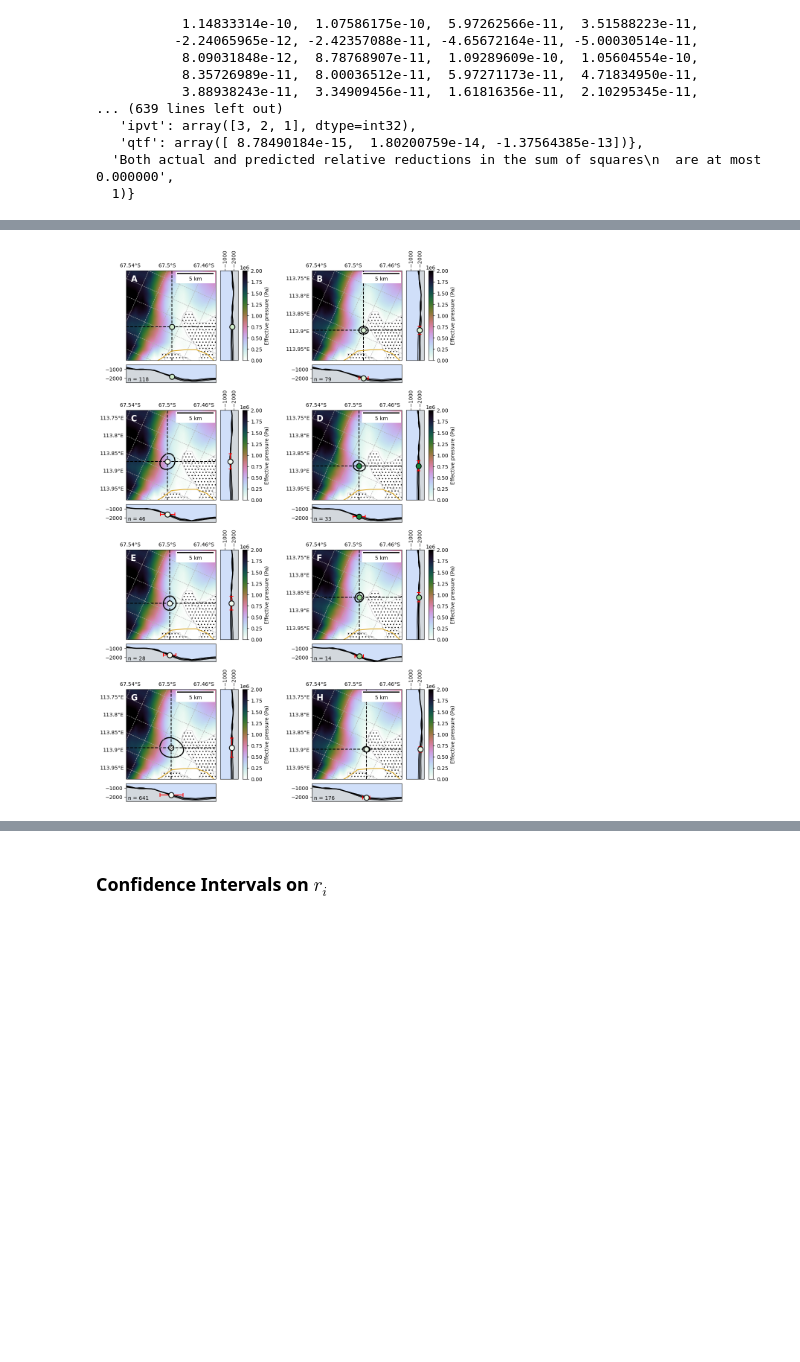
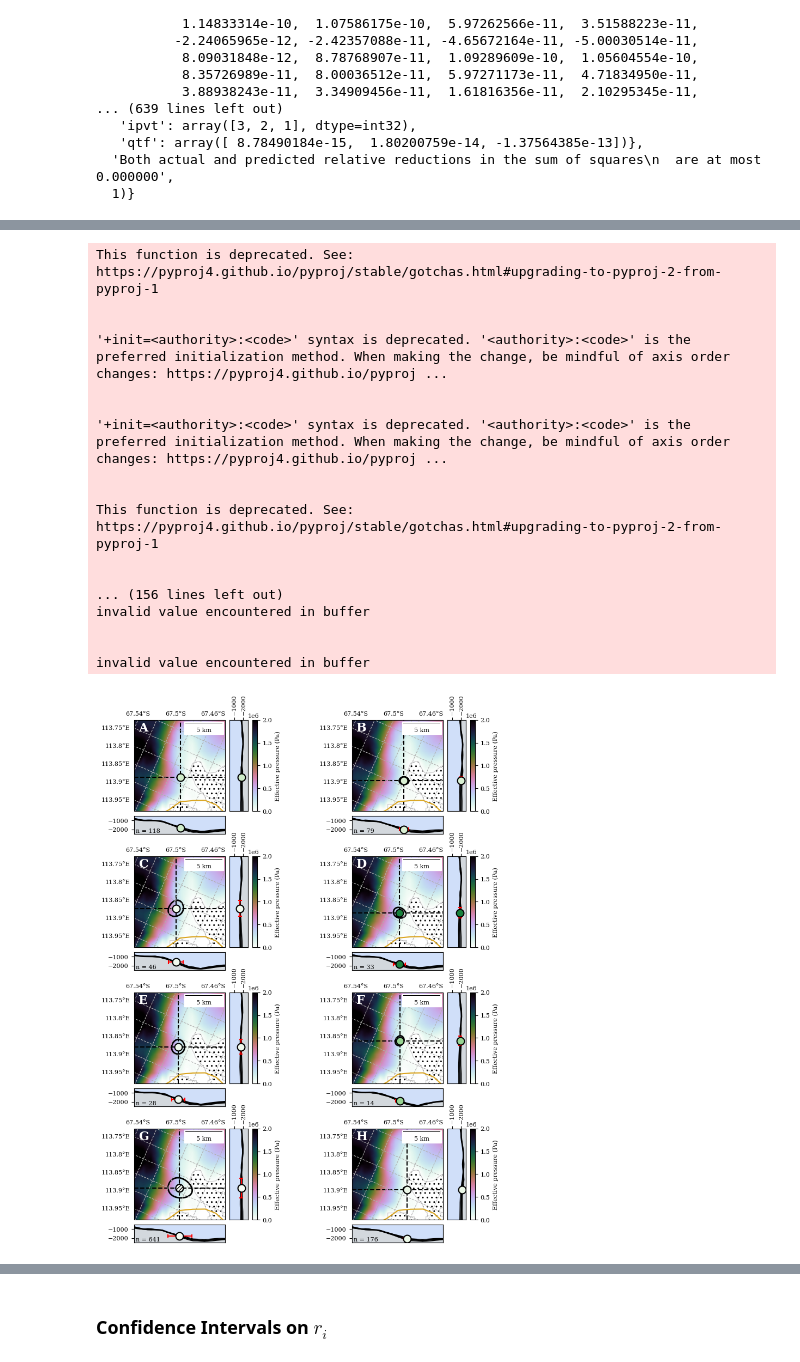
Before and after one commit to JMagyar15/totten-analysis, a Jupyter notebook: travel_times.ipynb, the cells around one changed output, grey strips where cells are left out. Saved outputs shown, nothing was run; the diff lists cells and outputs as text; code cells hidden in the pictures; blank space fills up the shorter version.

```diff
--- a/travel_times.ipynb
+++ b/travel_times.ipynb
@@ -38,7 +38,7 @@ from obspy.realtime.signal import kurtosis
 import plotly.graph_objects as go
 from plotly_resampler import FigureResampler, FigureWidgetResampler
 from matplotlib_scalebar.scalebar import ScaleBar
-from scipy.stats import chi2
+from scipy.stats import chi2, norm
 
 
 import pyproj
@@ -52,3 +52,15 @@ from shapely.ops import transform as shp_transform
 
 wgs84 = ccrs.PlateCarree()
 stereo = ccrs.epsg(3031)
+
+
+from matplotlib import rc
+import matplotlib.font_manager as fm
+#rc('text', usetex=True)
+
+plt.rcParams['font.family'] = 'serif'
+plt.rcParams['font.sans-serif'] = 'Computer Modern'
+#rc('text', usetex=True)
+from matplotlib import rc
+rc('font', size=8)
+#rc('font', **{'family': 'sans-serif', 'sans-serif': ['Arial']})
@@ -64,6 +81,7 @@ s_path = os.path.join(path,'stations')
 c_path = os.path.join(path,'catalogues')
 raw_path = os.path.join(path,'waveforms')
 
+cloud_path = '/Users/jmagyar/Library/Mobile Documents/com~apple~CloudDocs/Outputs/Icequakes'
 
 inv_files = os.listdir(s_path)
 
@@ -705,9 +752,10 @@ def cb_map(val,cb_min,cb_max):
     return mapped
 # %%
 #loop over all the groups and combine into a large master figure...
-master_fig = plt.figure(figsize=(10,15))#,layout='constrained')
+#master_fig = plt.figure(figsize=(8.5,13))#,layout='constrained')
+master_fig = plt.figure(figsize=(8,10))#,layout='constrained')
 
-gs = master_fig.add_gridspec(nrows=8,ncols=4,height_ratios=4*[1,0.2],width_ratios=2*[1,0.2])
+gs = master_fig.add_gridspec(nrows=8,ncols=4,height_ratios=4*[1,0.15],width_ratios=2*[1,0.15])
 subfigs = [master_fig.add_subfigure(gs[(i//2)*2,(i%2)*2]) for i in range(8)]
 #subfigs = master_fig.subfigures(nrows=4,ncols=2,hspace=0.1,wspace=0.1).flatten()
 
@@ -822,35 +870,52 @@ for i, cluster_num in enumerate([31,43,34,44,33,32,39,54]):
 
     nz_ax.vlines(bed_y[y_ind],ymin=y_range[0],ymax=y_range[1],color='red')
     nz_ax.hlines(y_range,xmin=bed_y[y_ind]-200,xmax=bed_y[y_ind]+200,color='red')
 
     ez_ax.set_xticks([])
     nz_ax.set_yticks([])
 
     nz_ax.tick_params(axis='x', labelrotation=90)
 
 
     nz_ax.xaxis.set_ticks_position('top')
 
     cb_ax = ne_ax.inset_axes(bounds = [1.3,0,0.05,1],transform=ne_ax.transAxes)
     clb = fig.colorbar(pc_ep, cax = cb_ax)
     clb.set_label('Effective pressure (Pa)')
     cb_ax.yaxis.get_offset_text().set_position((1.5,1))
 
     #cb_ax.xaxis.set_ticks_position('top')
     #cb_ax.xaxis.set_label_position('top')
 
 
     scalebar = ScaleBar(0.001, "km", length_fraction=0.25,border_pad=0.25,fixed_value=5)
     ne_ax.add_artist(scalebar)
     ne_ax.annotate(label,(0.05,0.88),xycoords='axes fraction',c='white',fontsize=16,weight='bold')
 
     N_group = groups[int(cluster_num)].N
     ez_ax.annotate('n = ' + str(N_group),(0.02,0.03),xycoords='axes fraction',ha='left',va='bottom')
 
 
-master_fig.savefig(os.path.join(path,'travel_time_inversion.pdf'),bbox_inches='tight',dpi=400)
+master_fig.savefig(os.path.join(cloud_path,'FigS3_travel_time_inversion.pdf'),bbox_inches='tight',dpi=400)
 # %% [output]
+This function is deprecated. See: https://pyproj4.github.io/pyproj/stable/gotchas.html#upgrading-to-pyproj-2-from-pyproj-1
+
+
+'+init=<authority>:<code>' syntax is deprecated. '<authority>:<code>' is the preferred initialization method. When making the change, be mindful of axis order changes: https://pyproj4.github.io/pyproj ...
+
+
+'+init=<authority>:<code>' syntax is deprecated. '<authority>:<code>' is the preferred initialization method. When making the change, be mindful of axis order changes: https://pyproj4.github.io/pyproj ...
+
+
+This function is deprecated. See: https://pyproj4.github.io/pyproj/stable/gotchas.html#upgrading-to-pyproj-2-from-pyproj-1
+
+
+... (156 lines left out)
+invalid value encountered in buffer
+
+
+invalid value encountered in buffer
-[figure, old version]
+[figure, new version]
 # %%
 def cmap_bedmachine():
   colors = [
```
Also changed, not shown: parts of 15 cells of this notebook, 8 other files.
